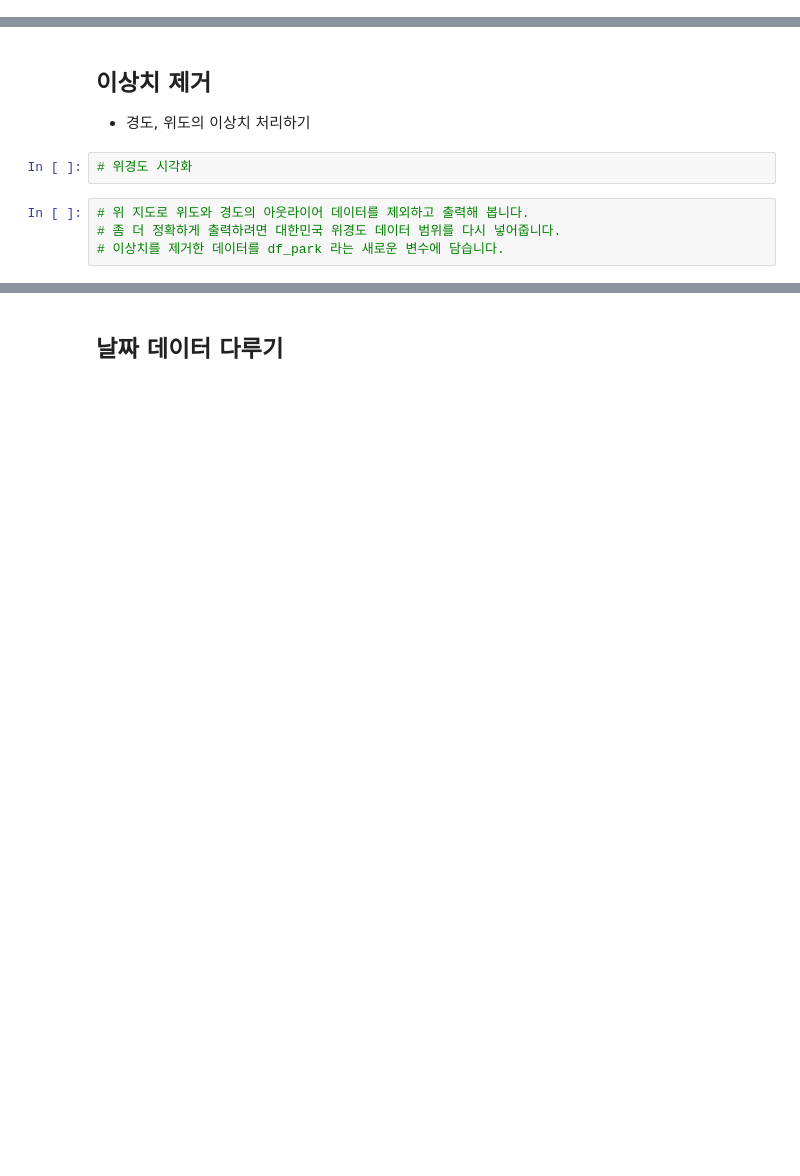
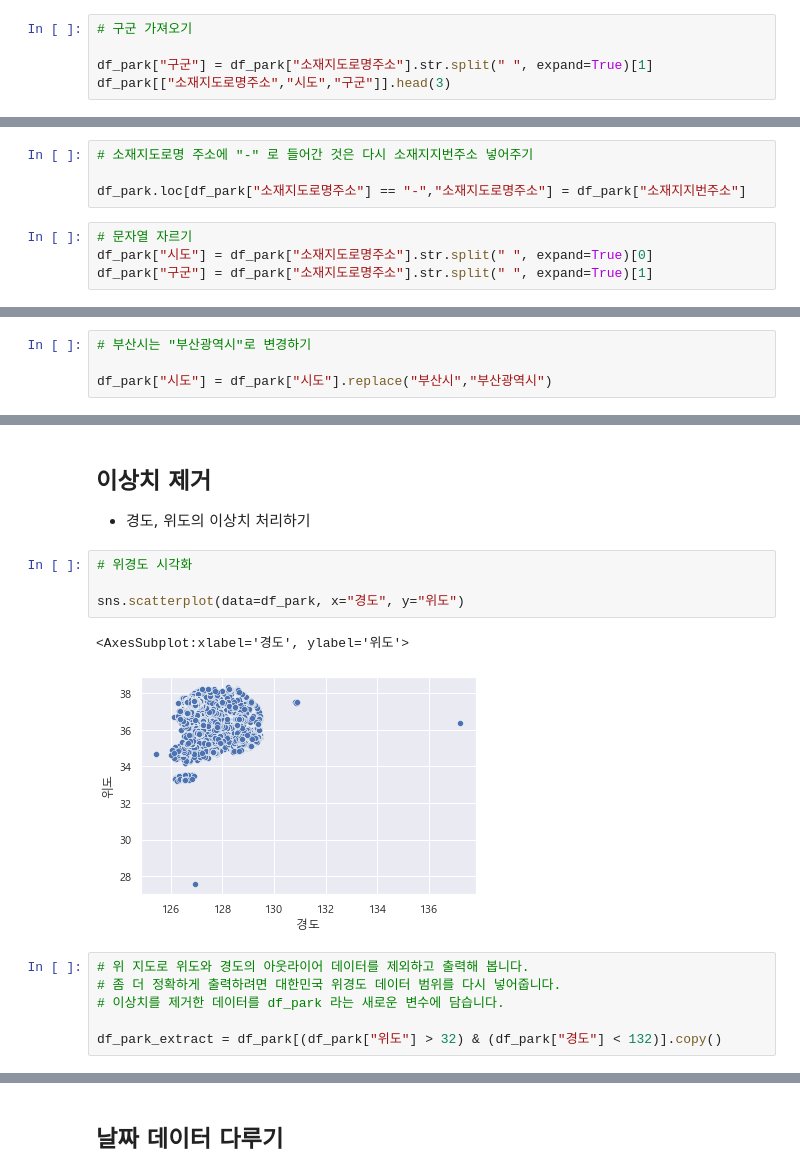
Before and after one commit to jinkyungpark/python_science, a Jupyter notebook: 실전예제/05-park-input.ipynb, the cells around one changed output, grey strips where cells are left out. Drawn from its saved outputs; the diff is of its cells as text; blank space fills up the shorter version.

```diff
--- a/실전예제/05-park-input.ipynb
+++ b/실전예제/05-park-input.ipynb
@@ -249,0 +331,5 @@ sns.barplot(data=df_park.isnull().sum())
+# %%
+# 구군 가져오기
+
+df_park["구군"] = df_park["소재지도로명주소"].str.split(" ", expand=True)[1]
+df_park[["소재지도로명주소","시도","구군"]].head(3)
@@ -253,0 +398,8 @@ sns.barplot(data=df_park.isnull().sum())
+# %%
+# 소재지도로명 주소에 "-" 로 들어간 것은 다시 소재지지번주소 넣어주기
+
+df_park.loc[df_park["소재지도로명주소"] == "-","소재지도로명주소"] = df_park["소재지지번주소"]
+# %%
+# 문자열 자르기
+df_park["시도"] = df_park["소재지도로명주소"].str.split(" ", expand=True)[0]
+df_park["구군"] = df_park["소재지도로명주소"].str.split(" ", expand=True)[1]
@@ -253,0 +418,4 @@ sns.barplot(data=df_park.isnull().sum())
+# %%
+# 부산시는 "부산광역시"로 변경하기
+
+df_park["시도"] = df_park["시도"].replace("부산시","부산광역시")
@@ -254,11 +446,18 @@ sns.barplot(data=df_park.isnull().sum())
 # %% [markdown]
 ## 이상치 제거
 * 경도, 위도의 이상치 처리하기
-# %%
-# 위경도 시각화
+# %%
+# 위경도 시각화
+
+sns.scatterplot(data=df_park, x="경도", y="위도")
+# %% [output]
+<AxesSubplot:xlabel='경도', ylabel='위도'>
+[figure, added]
 # %%
 # 위 지도로 위도와 경도의 아웃라이어 데이터를 제외하고 출력해 봅니다.
 # 좀 더 정확하게 출력하려면 대한민국 위경도 데이터 범위를 다시 넣어줍니다.
 # 이상치를 제거한 데이터를 df_park 라는 새로운 변수에 담습니다.
+
+df_park_extract = df_park[(df_park["위도"] > 32) & (df_park["경도"] < 132)].copy()
 # %%
 # 위도 경도의 아웃라이어 데이터가 제거되었는지 확인함
```
Also changed, not shown: parts of 58 cells of this notebook, 2 other files.
